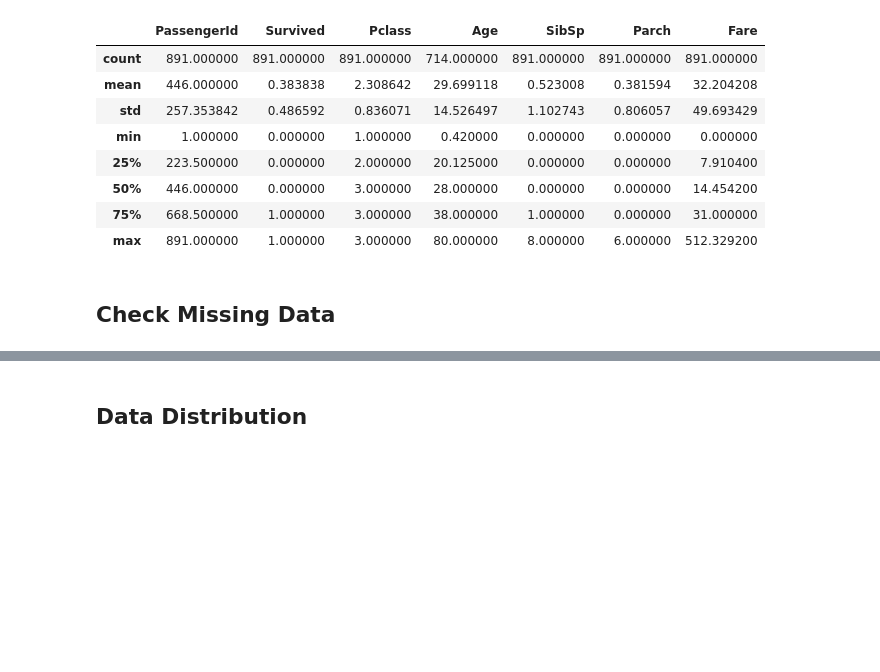
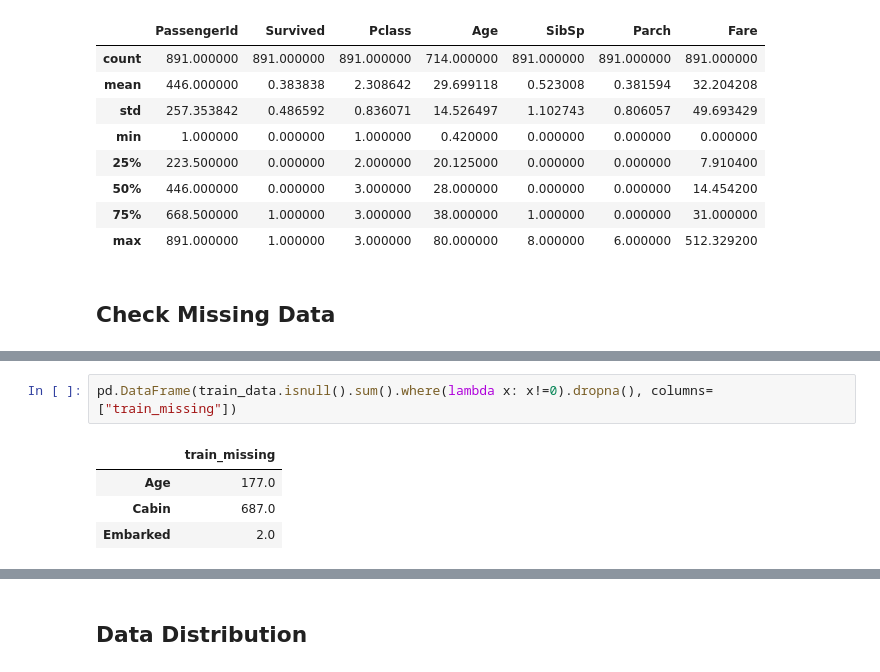
Before and after one commit to choiking10/kaggle-competition, a Jupyter notebook: Titanic.ipynb, the cells around one changed output, grey strips where cells are left out. Saved outputs shown, nothing was run; the diff lists cells and outputs as text; blank space fills up the shorter version.

```diff
--- a/Titanic.ipynb
+++ b/Titanic.ipynb
@@ -104,0 +106,7 @@ msno.matrix(df=train_data, figsize=(8, 8), color=(0.8, 0.5, 0.2))
+# %%
+pd.DataFrame(train_data.isnull().sum().where(lambda x: x!=0).dropna(), columns=["train_missing"])
+# %% [output]
+|  | train_missing |
+| Age | 177.0 |
+| Cabin | 687.0 |
+| Embarked | 2.0 |
```
Also changed, not shown: parts of 27 cells of this notebook.
